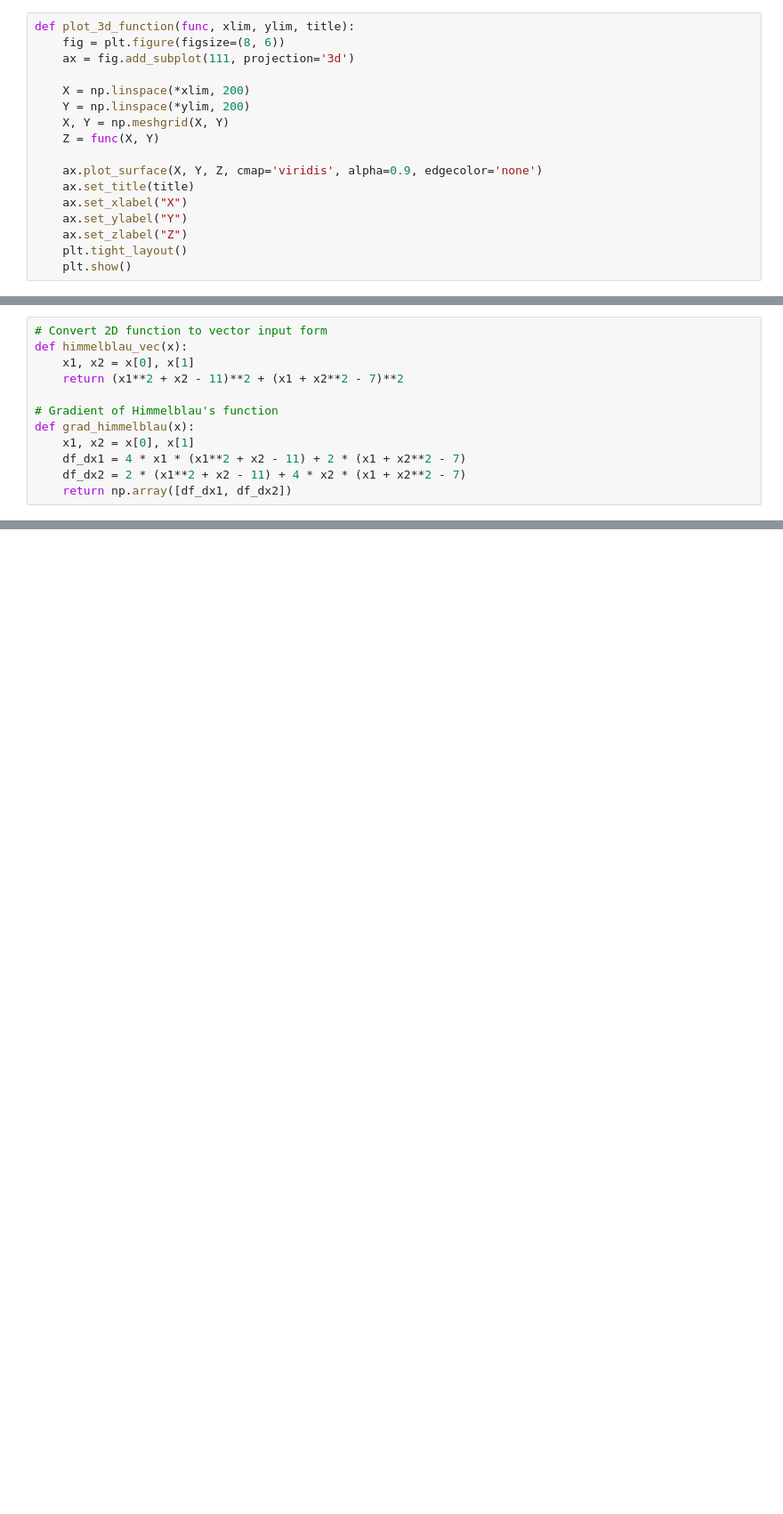
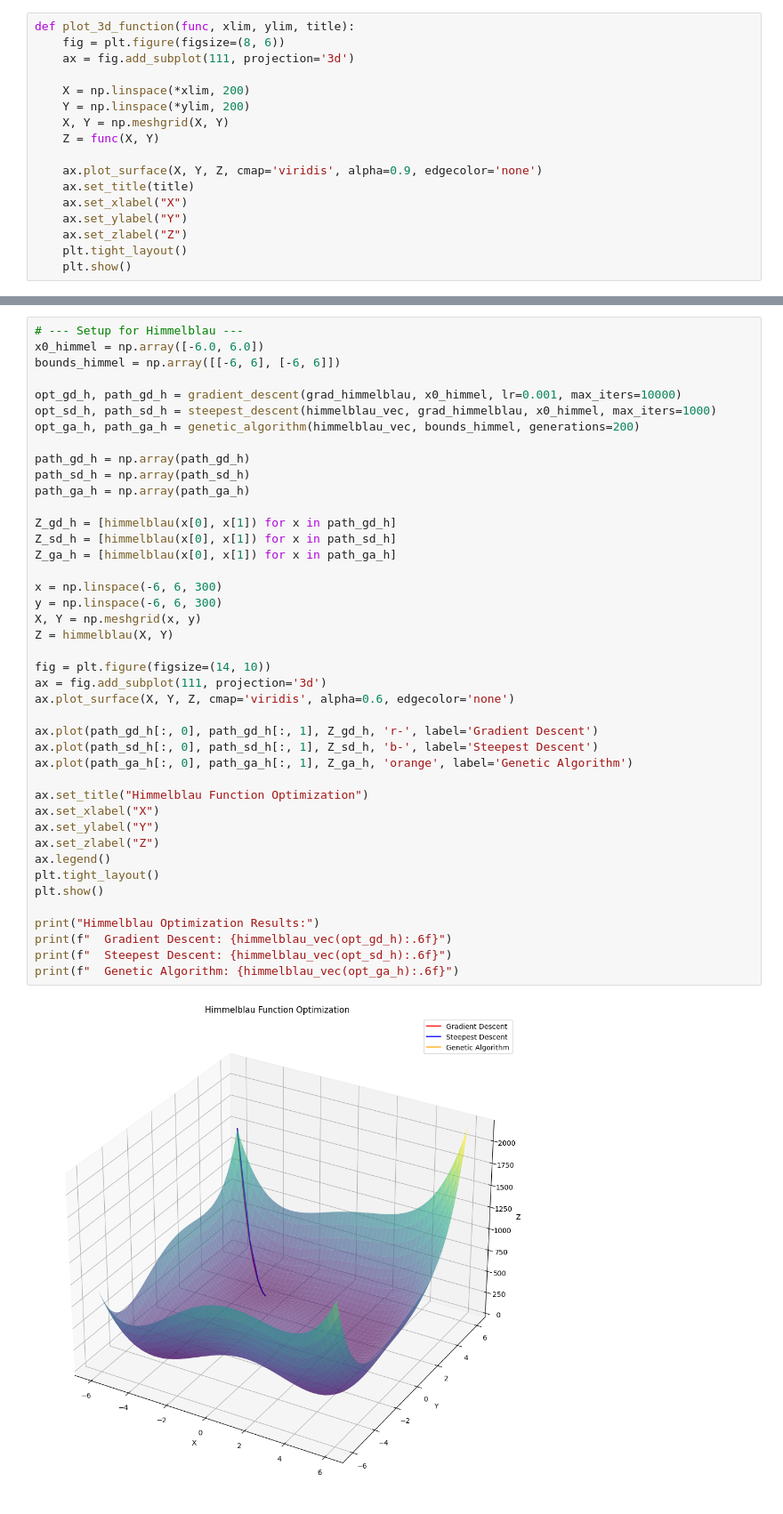
Before and after one commit to Mikolaj-MLP/Optimization-methods, a Jupyter notebook: Optimization_methods.ipynb, the cells around one changed output, grey strips where cells are left out. Shown at 89% size. Saved outputs shown, nothing was run; the diff lists cells and outputs as text; blank space fills up the shorter version.

```diff
--- a/Optimization_methods.ipynb
+++ b/Optimization_methods.ipynb
@@ -53,12 +130,0 @@ plot_3d_function(eggholder, (-512, 512), (-512, 512), "Eggholder Function")
-# %%
-# Convert 2D function to vector input form
-def himmelblau_vec(x):
-    x1, x2 = x[0], x[1]
-    return (x1**2 + x2 - 11)**2 + (x1 + x2**2 - 7)**2
-
-# Gradient of Himmelblau's function
-def grad_himmelblau(x):
-    x1, x2 = x[0], x[1]
-    df_dx1 = 4 * x1 * (x1**2 + x2 - 11) + 2 * (x1 + x2**2 - 7)
-    df_dx2 = 2 * (x1**2 + x2 - 11) + 4 * x2 * (x1 + x2**2 - 7)
-    return np.array([df_dx1, df_dx2])
@@ -104,0 +185,44 @@ plt.show()
+# %%
+# --- Setup for Himmelblau ---
+x0_himmel = np.array([-6.0, 6.0])
+bounds_himmel = np.array([[-6, 6], [-6, 6]])
+
+opt_gd_h, path_gd_h = gradient_descent(grad_himmelblau, x0_himmel, lr=0.001, max_iters=10000)
+opt_sd_h, path_sd_h = steepest_descent(himmelblau_vec, grad_himmelblau, x0_himmel, max_iters=1000)
+opt_ga_h, path_ga_h = genetic_algorithm(himmelblau_vec, bounds_himmel, generations=200)
+
+path_gd_h = np.array(path_gd_h)
+path_sd_h = np.array(path_sd_h)
+path_ga_h = np.array(path_ga_h)
+
+Z_gd_h = [himmelblau(x[0], x[1]) for x in path_gd_h]
+Z_sd_h = [himmelblau(x[0], x[1]) for x in path_sd_h]
+Z_ga_h = [himmelblau(x[0], x[1]) for x in path_ga_h]
+
+x = np.linspace(-6, 6, 300)
+y = np.linspace(-6, 6, 300)
+X, Y = np.meshgrid(x, y)
+Z = himmelblau(X, Y)
+
+fig = plt.figure(figsize=(14, 10))
+ax = fig.add_subplot(111, projection='3d')
+ax.plot_surface(X, Y, Z, cmap='viridis', alpha=0.6, edgecolor='none')
+
+ax.plot(path_gd_h[:, 0], path_gd_h[:, 1], Z_gd_h, 'r-', label='Gradient Descent')
+ax.plot(path_sd_h[:, 0], path_sd_h[:, 1], Z_sd_h, 'b-', label='Steepest Descent')
+ax.plot(path_ga_h[:, 0], path_ga_h[:, 1], Z_ga_h, 'orange', label='Genetic Algorithm')
+
+ax.set_title("Himmelblau Function Optimization")
+ax.set_xlabel("X")
+ax.set_ylabel("Y")
+ax.set_zlabel("Z")
+ax.legend()
+plt.tight_layout()
+plt.show()
+
+print("Himmelblau Optimization Results:")
+print(f"  Gradient Descent: {himmelblau_vec(opt_gd_h):.6f}")
+print(f"  Steepest Descent: {himmelblau_vec(opt_sd_h):.6f}")
+print(f"  Genetic Algorithm: {himmelblau_vec(opt_ga_h):.6f}")
+# %% [output]
+[figure, added]
```
Also changed, not shown: parts of 9 cells of this notebook.
